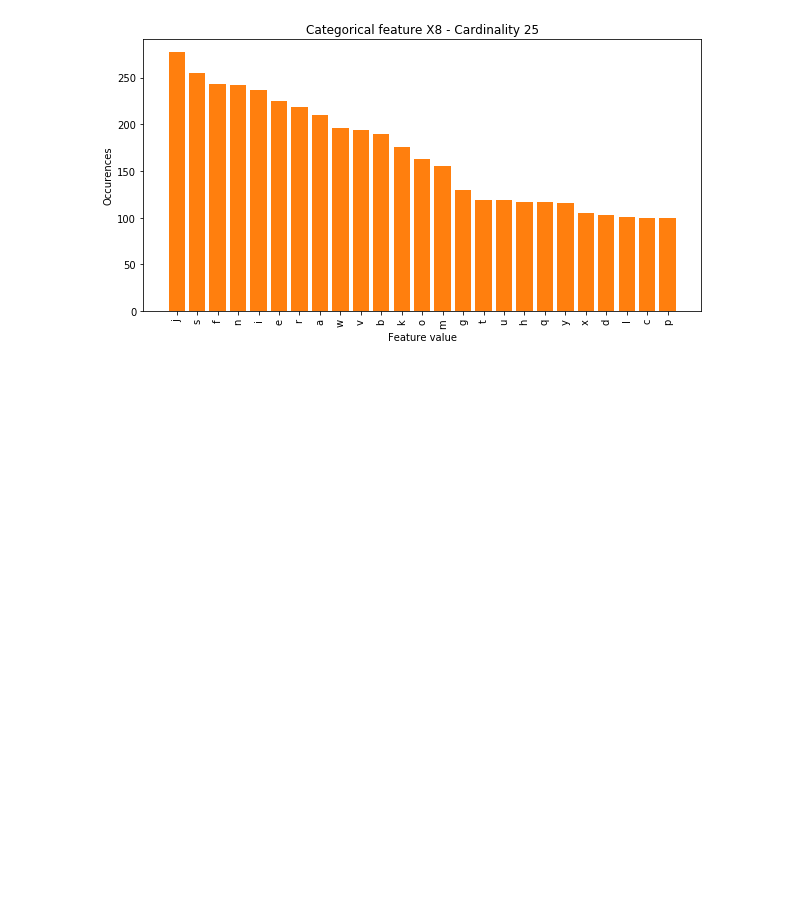
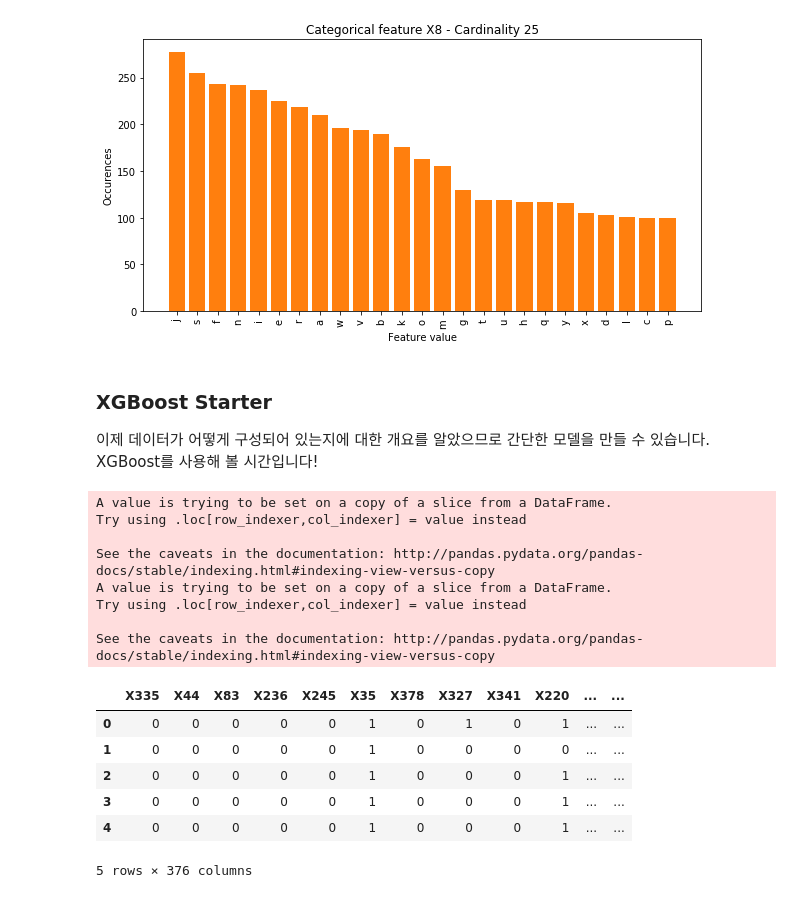
Before and after one commit to brstar96/KaggleKernelTranscription, a Jupyter notebook: Mercedes-Benz Greener Manufacturing/Mercedes EDA & XGBoost Starter (~0.55)/Mercedes EDA & XGBoost Starter (~0.55).ipynb, the cells around one changed output. Saved outputs shown, nothing was run; the diff lists cells and outputs as text; code cells hidden in the pictures; blank space fills up the shorter version.

```diff
--- a/Mercedes-Benz Greener Manufacturing/Mercedes EDA & XGBoost Starter (~0.55)/Mercedes EDA & XGBoost Starter (~0.55).ipynb
+++ b/Mercedes-Benz Greener Manufacturing/Mercedes EDA & XGBoost Starter (~0.55)/Mercedes EDA & XGBoost Starter (~0.55).ipynb
@@ -160,3 +160,44 @@ for c in counts[2]:
 [figure]
 [figure]
 [figure]
+# %% [markdown]
+### XGBoost Starter
+이제 데이터가 어떻게 구성되어 있는지에 대한 개요를 알았으므로 간단한 모델을 만들 수 있습니다. XGBoost를 사용해 볼 시간입니다!
+# %%
+df_test = pd.read_csv('../Dataset/test.csv')
+
+usable_columns = list(set(df_train.columns) - set(['ID', 'y']))
+
+y_train = df_train['y'].values
+id_test = df_test['ID'].values
+
+x_train = df_train[usable_columns]
+x_test = df_test[usable_columns]
+
+for column in usable_columns:
+    cardinality = len(np.unique(x_train[column]))
+    if cardinality == 1:
+        x_train.drop(column, axis=1) # Column with only one value is useless so we drop it
+        x_test.drop(column, axis=1)
+    if cardinality > 2: # Column is categorical
+        mapper = lambda x: sum([ord(digit) for digit in x])
+        x_train[column] = x_train[column].apply(mapper)
+        x_test[column] = x_test[column].apply(mapper)
+
+x_train.head()
+# %% [output]
+A value is trying to be set on a copy of a slice from a DataFrame.
+Try using .loc[row_indexer,col_indexer] = value instead
+
+See the caveats in the documentation: http://pandas.pydata.org/pandas-docs/stable/indexing.html#indexing-view-versus-copy
+A value is trying to be set on a copy of a slice from a DataFrame.
+Try using .loc[row_indexer,col_indexer] = value instead
+
+See the caveats in the documentation: http://pandas.pydata.org/pandas-docs/stable/indexing.html#indexing-view-versus-copy
+|  | X335 | X44 | X83 | X236 | X245 | X35 | X378 | X327 | X341 | X220 | ... | ... |
+| 0 | 0 | 0 | 0 | 0 | 0 | 1 | 0 | 1 | 0 | 1 | ... | ... |
+| 1 | 0 | 0 | 0 | 0 | 0 | 1 | 0 | 0 | 0 | 0 | ... | ... |
+| 2 | 0 | 0 | 0 | 0 | 0 | 1 | 0 | 0 | 0 | 1 | ... | ... |
+| 3 | 0 | 0 | 0 | 0 | 0 | 1 | 0 | 0 | 0 | 1 | ... | ... |
+| 4 | 0 | 0 | 0 | 0 | 0 | 1 | 0 | 0 | 0 | 1 | ... | ... |
+5 rows × 376 columns
```
Also changed, not shown: parts of 2 cells of this notebook, 1 other file.
